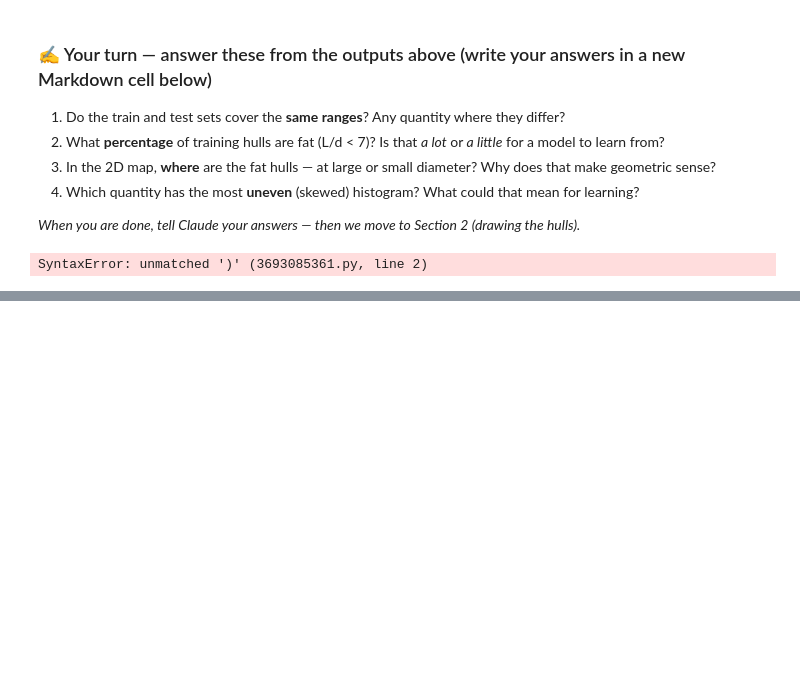
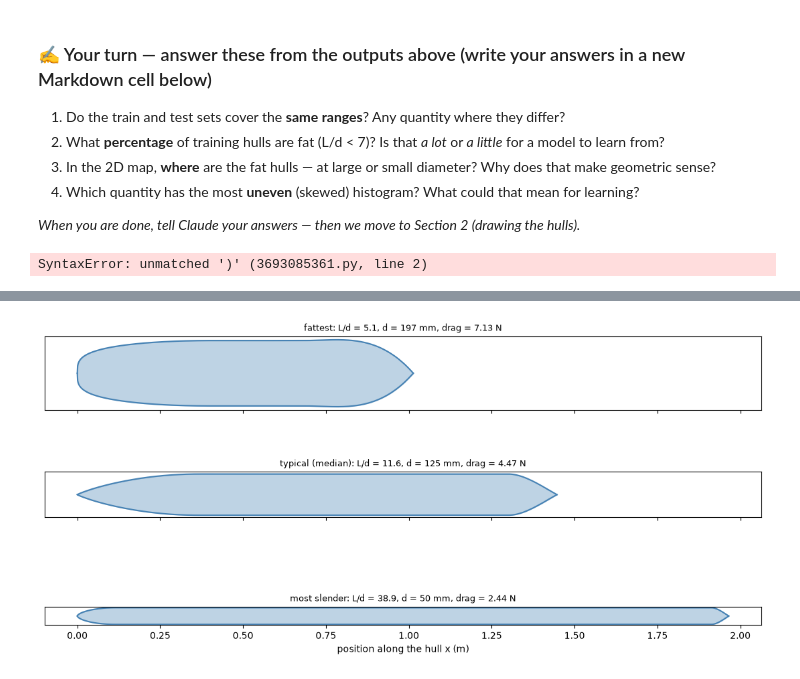
Before and after one commit to SaiKiranKumarNalla/auv-hull-surrogate, a Jupyter notebook: notebooks/01_data_exploration.ipynb, the cells around one changed output, grey strips where cells are left out. Drawn from its saved outputs; the diff is of its cells as text; code cells hidden in the pictures; blank space fills up the shorter version.

```diff
--- a/notebooks/01_data_exploration.ipynb
+++ b/notebooks/01_data_exploration.ipynb
@@ -190,0 +236,11 @@ SyntaxError: unmatched ')' (3693085361.py, line 2)
+# %%
+order = np.argsort(tr['Ld'])                   # row numbers sorted from fattest to most slender
+picks = {'fattest': order[0], 'typical (median)': order[len(order) // 2], 'most slender': order[-1]}
+
+fig, axes = plt.subplots(3, 1, figsize=(11, 6), sharex=True)
+for ax, (label, i) in zip(axes, picks.items()):
+    draw_hull(ax, train[i], title=f'{label}: L/d = {tr["Ld"][i]:.1f}, d = {tr["d"][i]:.0f} mm, drag = {tr["D"][i]:.2f} N')
+axes[-1].set_xlabel('position along the hull x (m)')
+plt.tight_layout(); plt.show()
+# %% [output]
+[figure, added]
```
Also changed, not shown: parts of 8 cells of this notebook, 1 other file.
